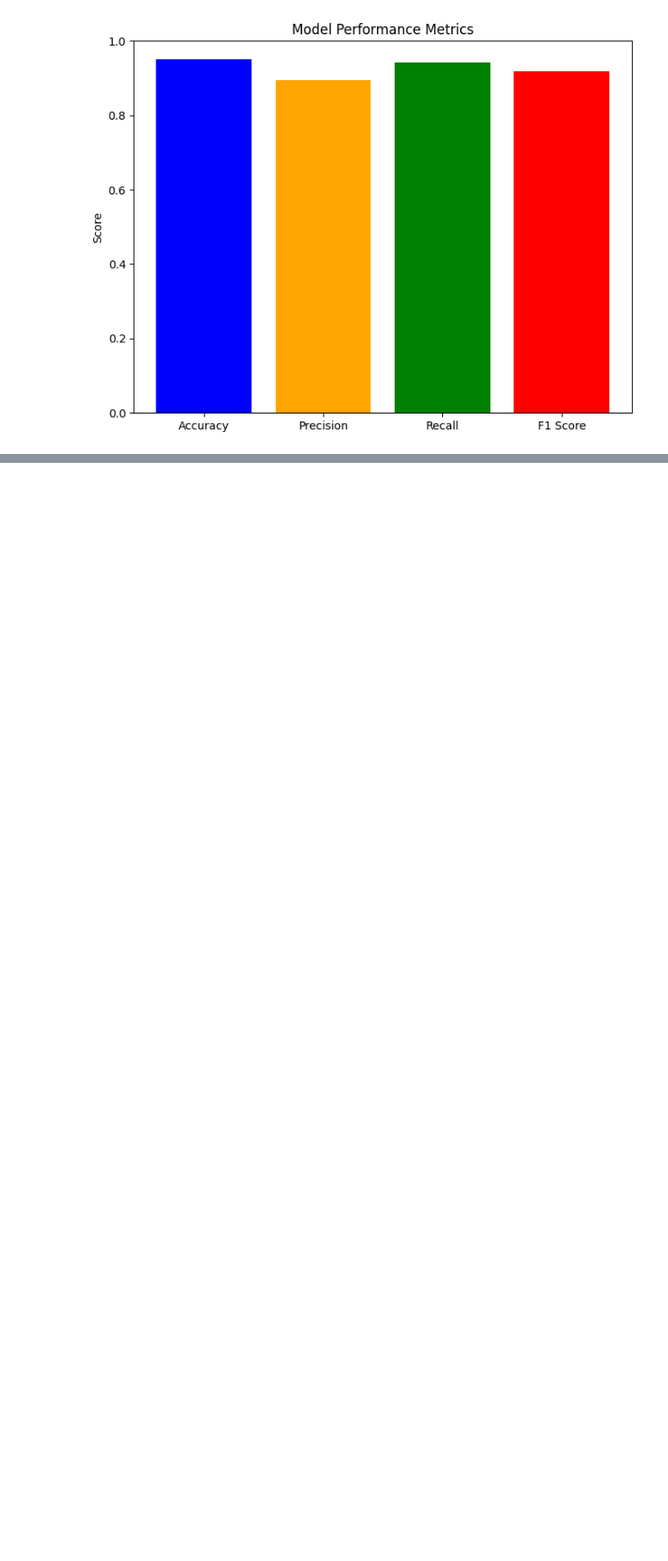
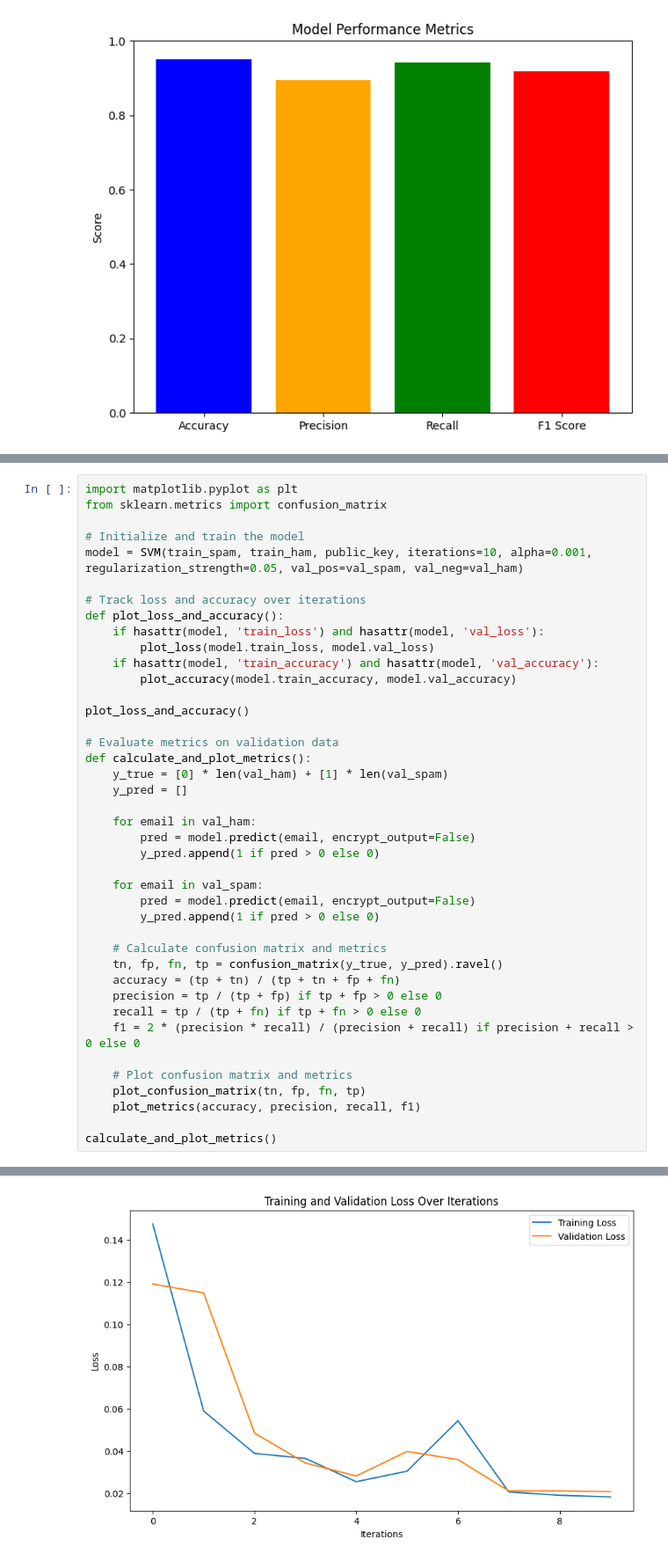
Before and after one commit to vxibh/safe-crime, a Jupyter notebook: Evaluation.ipynb, the cells around one changed output, grey strips where cells are left out. Shown: that part at 88% size. Saved outputs shown, nothing was run; the diff lists cells and outputs as text; blank space fills up the shorter version.

```diff
--- a/Evaluation.ipynb
+++ b/Evaluation.ipynb
@@ -359,0 +598,42 @@ Iteration: 10, Training Loss: 0.0440851064, Validation Loss: 0.0489769615, Valid
+# %%
+import matplotlib.pyplot as plt
+from sklearn.metrics import confusion_matrix
+
+# Initialize and train the model
+model = SVM(train_spam, train_ham, public_key, iterations=10, alpha=0.001, regularization_strength=0.05, val_pos=val_spam, val_neg=val_ham)
+
+# Track loss and accuracy over iterations
+def plot_loss_and_accuracy():
+    if hasattr(model, 'train_loss') and hasattr(model, 'val_loss'):
+        plot_loss(model.train_loss, model.val_loss)
+    if hasattr(model, 'train_accuracy') and hasattr(model, 'val_accuracy'):
+        plot_accuracy(model.train_accuracy, model.val_accuracy)
+
+plot_loss_and_accuracy()
+
+# Evaluate metrics on validation data
+def calculate_and_plot_metrics():
+    y_true = [0] * len(val_ham) + [1] * len(val_spam)
+    y_pred = []
+
+    for email in val_ham:
+        pred = model.predict(email, encrypt_output=False)
+        y_pred.append(1 if pred > 0 else 0)
+
+    for email in val_spam:
+        pred = model.predict(email, encrypt_output=False)
+        y_pred.append(1 if pred > 0 else 0)
+
+    # Calculate confusion matrix and metrics
+    tn, fp, fn, tp = confusion_matrix(y_true, y_pred).ravel()
+    accuracy = (tp + tn) / (tp + tn + fp + fn)
+    precision = tp / (tp + fp) if tp + fp > 0 else 0
+    recall = tp / (tp + fn) if tp + fn > 0 else 0
+    f1 = 2 * (precision * recall) / (precision + recall) if precision + recall > 0 else 0
+
+    # Plot confusion matrix and metrics
+    plot_confusion_matrix(tn, fp, fn, tp)
+    plot_metrics(accuracy, precision, recall, f1)
+
+calculate_and_plot_metrics()
+# %% [output]
@@ -359,0 +655 @@ Iteration: 10, Training Loss: 0.0440851064, Validation Loss: 0.0489769615, Valid
+[figure, added]
```
Also changed, not shown: parts of 2 cells of this notebook, 1 other file.
